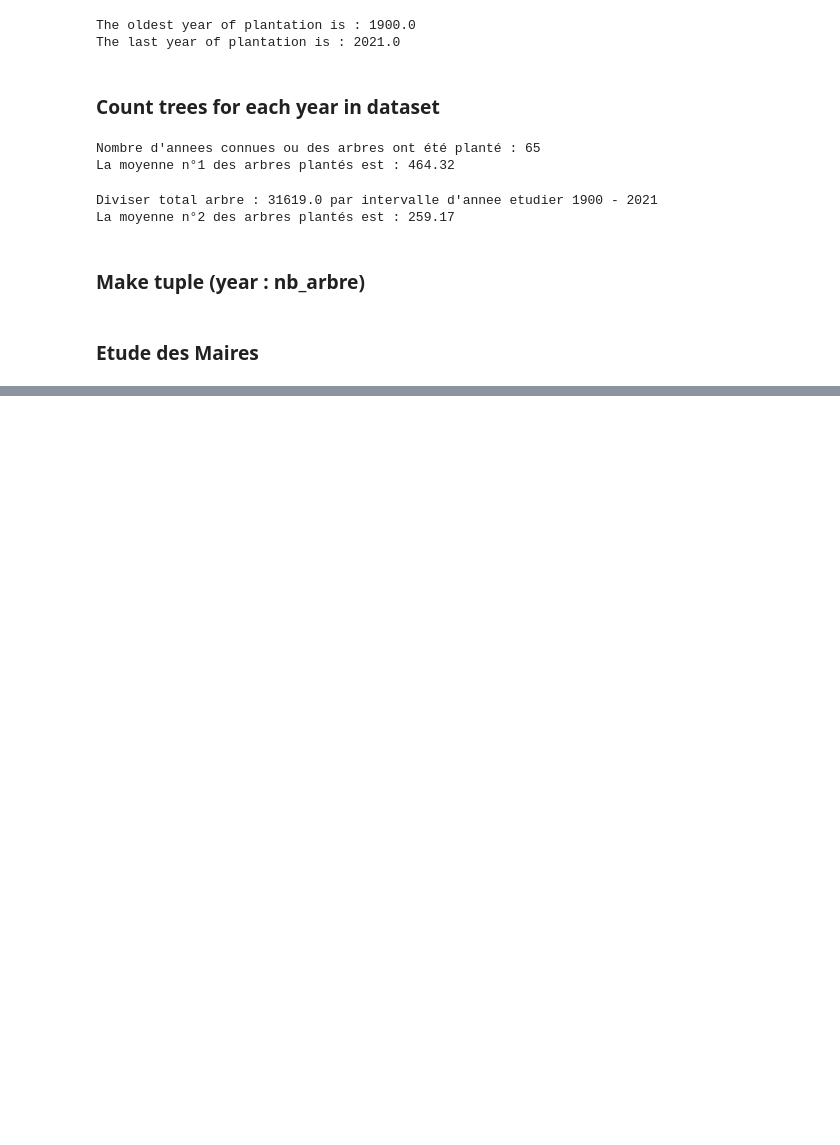
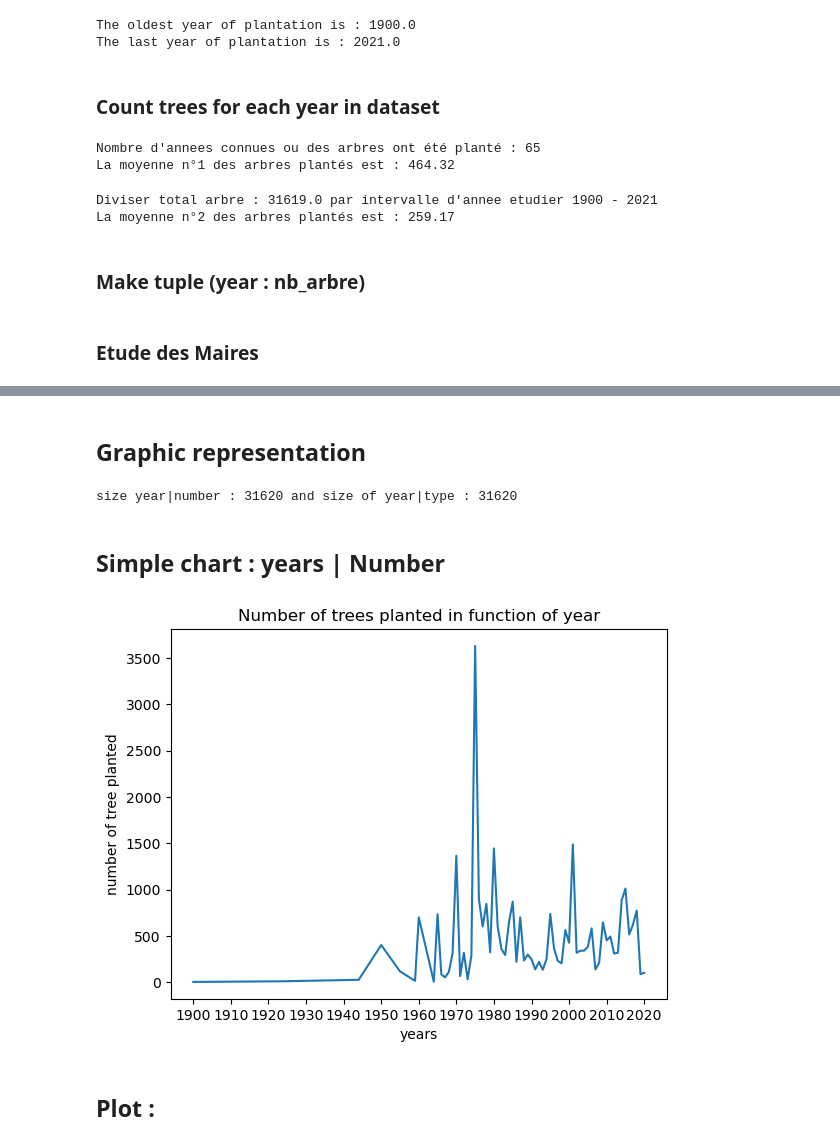
Before and after one commit to ManuLabricole/CDN-StatisticExploratoire, a Jupyter notebook: notebooks/arbres.ipynb, the cells around one changed output, grey strips where cells are left out. Saved outputs shown, nothing was run; the diff lists cells and outputs as text; code cells hidden in the pictures; blank space fills up the shorter version.

Commit message:
legend plot

```diff
--- a/notebooks/arbres.ipynb
+++ b/notebooks/arbres.ipynb
@@ -351,0 +319,26 @@ plt.show()
+# %% [markdown]
+## Graphic representation
+# %%
+data = [sortedTreeTupleList, sortedyearBotaList]
+print(f"size year|number : {len(sortedyearBotaList)} and size of year|type : {len(sortedyearBotaList)}")
+
+years = [int(d[0]) for d in sortedTreeTupleList[1:]]
+number = [d[1] for d in sortedTreeTupleList[1:]]
+Type = [d[1] for d in sortedyearBotaList[1:]]
+# %% [output]
+size year|number : 31620 and size of year|type : 31620
+# %% [markdown]
+## Simple chart : years | Number
+# %%
+plt.plot(years, number)
+plt.xlabel('years')
+plt.ylabel('number of tree planted')
+plt.title('Number of trees planted in function of year')
+
+plt.xticks(np.arange(min(years), max(years)+1, 10))
+
+plt.show()
+# %% [output]
+[figure, added]
+# %% [markdown]
+## Plot :
```
Also changed, not shown: parts of 37 cells of this notebook.
